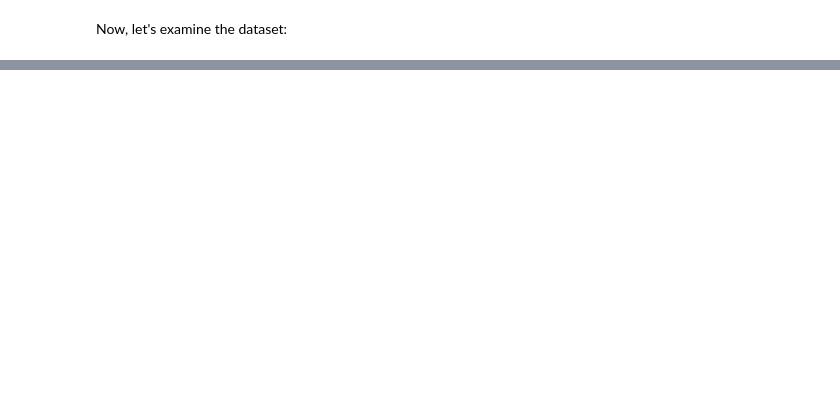
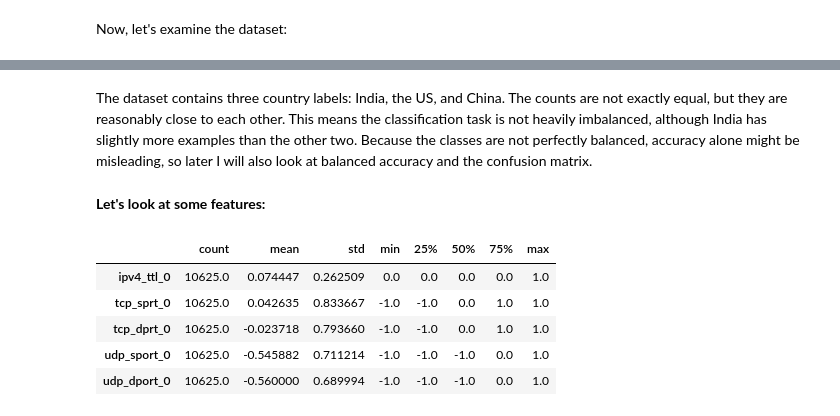
Before and after one commit to noise-course/course-project-chrislowzhengxi, a Jupyter notebook: final/final_notebook.ipynb, the cells around one changed output, grey strips where cells are left out. Saved outputs shown, nothing was run; the diff lists cells and outputs as text; code cells hidden in the pictures; blank space fills up the shorter version.

```diff
--- a/final/final_notebook.ipynb
+++ b/final/final_notebook.ipynb
@@ -161,0 +87,21 @@ Name: count, dtype: int64
+# %% [markdown]
+The dataset contains three country labels: India, the US, and China.
+The counts are not exactly equal, but they are reasonably close to each other.
+This means the classification task is not heavily imbalanced, although India has slightly more examples than the other two.
+Because the classes are not perfectly balanced, accuracy alone might be misleading, so later I will also look at balanced accuracy and the confusion matrix.
+# %% [markdown]
+**Let's look at some features:**
+# %%
+feature_cols = [c for c in df.columns if c != label_col]
+X = df[feature_cols]
+y = df[label_col]
+
+sample_cols = ["ipv4_ttl_0", "tcp_sprt_0", "tcp_dprt_0", "udp_sport_0", "udp_dport_0"]
+X[sample_cols].describe().T
+# %% [output]
+|  | count | mean | std | min | 25% | 50% | 75% | max |
+| ipv4_ttl_0 | 10625.0 | 0.074447 | 0.262509 | 0.0 | 0.0 | 0.0 | 0.0 | 1.0 |
+| tcp_sprt_0 | 10625.0 | 0.042635 | 0.833667 | -1.0 | -1.0 | 0.0 | 1.0 | 1.0 |
+| tcp_dprt_0 | 10625.0 | -0.023718 | 0.793660 | -1.0 | -1.0 | 0.0 | 1.0 | 1.0 |
+| udp_sport_0 | 10625.0 | -0.545882 | 0.711214 | -1.0 | -1.0 | -1.0 | 0.0 | 1.0 |
+| udp_dport_0 | 10625.0 | -0.560000 | 0.689994 | -1.0 | -1.0 | -1.0 | 0.0 | 1.0 |
```
Also changed, not shown: parts of 42 cells of this notebook.
